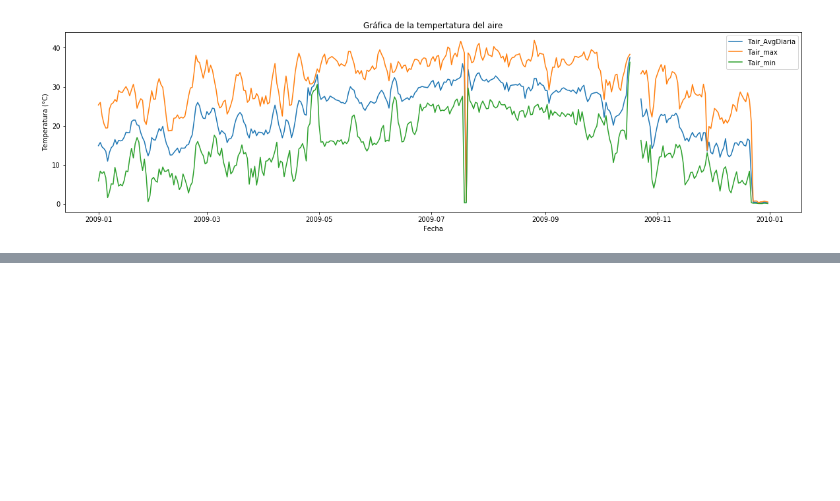
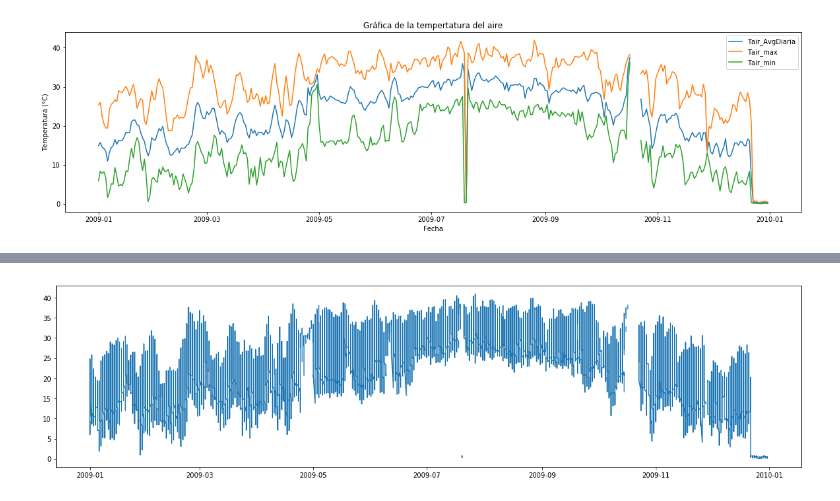
Before and after one commit to Askleth/Archivero, a Jupyter notebook: Actividad_8/Act8.ipynb, the cells around one changed output, grey strips where cells are left out. Saved outputs shown, nothing was run; the diff lists cells and outputs as text; code cells hidden in the pictures; blank space fills up the shorter version.

```diff
--- a/Actividad_8/Act8.ipynb
+++ b/Actividad_8/Act8.ipynb
@@ -186,0 +158,5 @@ len(meteo1dia)
+# %%
+hora = []
+for i in range(1,len(meteo1dia)):
+    hora.append(datetime.timedelta(minutes=30*i))
+hora.append(datetime.timedelta(minutes=0))
@@ -186,0 +197,33 @@ len(meteo1dia)
+# %%
+dia = 1
+n = 0
+promedios = []
+fecha = []
+hora = []
+prom = 0
+for i in meteo.index:
+    if(meteo["DIA"][i] == dia):
+        if(n < 3):
+            n+=1
+            prom += meteo["airT_Avg"][i]
+            dia = meteo["DIA"][i]
+        else:
+            promedios.append(prom/3)
+            fecha.append(meteo["DATE"][i-1])
+            hora.append(meteo["TIME"][i-1])
+            prom = meteo["airT_Avg"][i]
+            dia = meteo["DIA"][i]
+            n = 1
+    else:
+        promedios.append(prom/3)
+        fecha.append(meteo["DATE"][i])
+        hora.append(meteo["TIME"][i])
+        prom = meteo["airT_Avg"][i]
+        dia = meteo["DIA"][i]
+        n = 1
+# %%
+dataframe = pd.DataFrame({
+    "FECHA" : fecha,
+    "HORA" : hora,
+    "PROM" : promedios
+})
@@ -186,0 +244,6 @@ len(meteo1dia)
+# %%
+plt.figure(figsize = (20,5))
+plt.plot(dataframe["FECHA"],dataframe["PROM"])
+plt.show()
+# %% [output]
+[figure, added]
```
Also changed, not shown: parts of 14 cells of this notebook.
